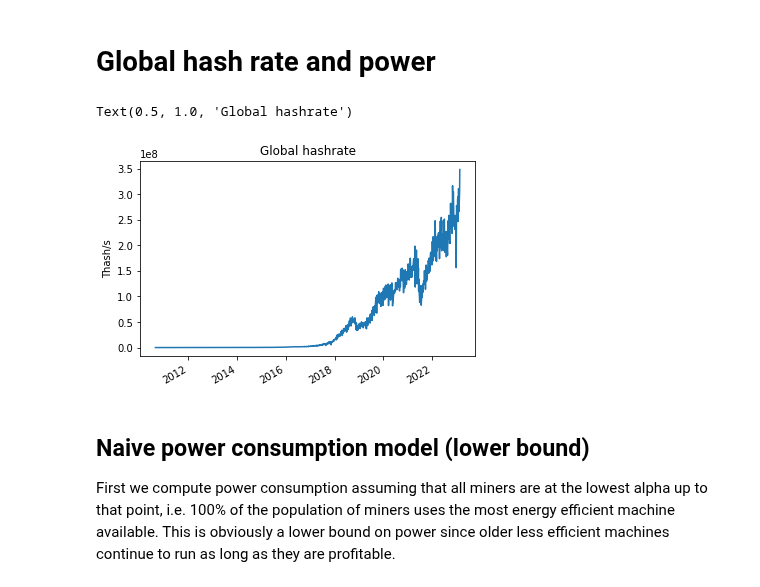
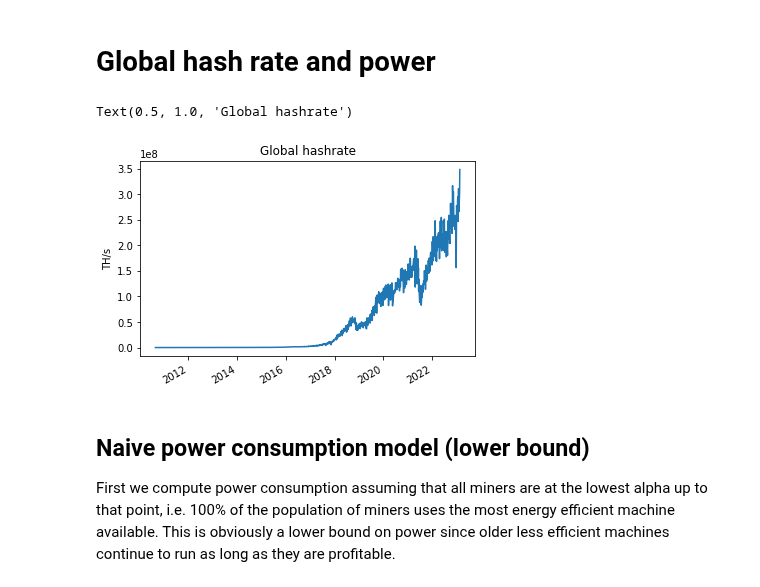
Before and after one commit to QRB-Labs/qrb, a Jupyter notebook: analysis/mining_dynamics.ipynb, the cells around one changed output. Cells and saved outputs as stored; diff of their text form; code cells hidden in the pictures.

```diff
--- a/analysis/mining_dynamics.ipynb
+++ b/analysis/mining_dynamics.ipynb
@@ -195,11 +195,11 @@ Text(2022-04-25, 1e-08, '@nemozen')
 # Global hash rate and power
 # %%
 df5['hash-rate'].plot()
-plt.ylabel('Thash/s')
+plt.ylabel('TH/s')
 plt.title('Global hashrate')
 # %% [output]
 Text(0.5, 1.0, 'Global hashrate')
-[figure, old version]
+[figure, new version]
 # %% [markdown]
 ## Naive power consumption model (lower bound)
 
```
Also changed, not shown: parts of 9 cells of this notebook.
